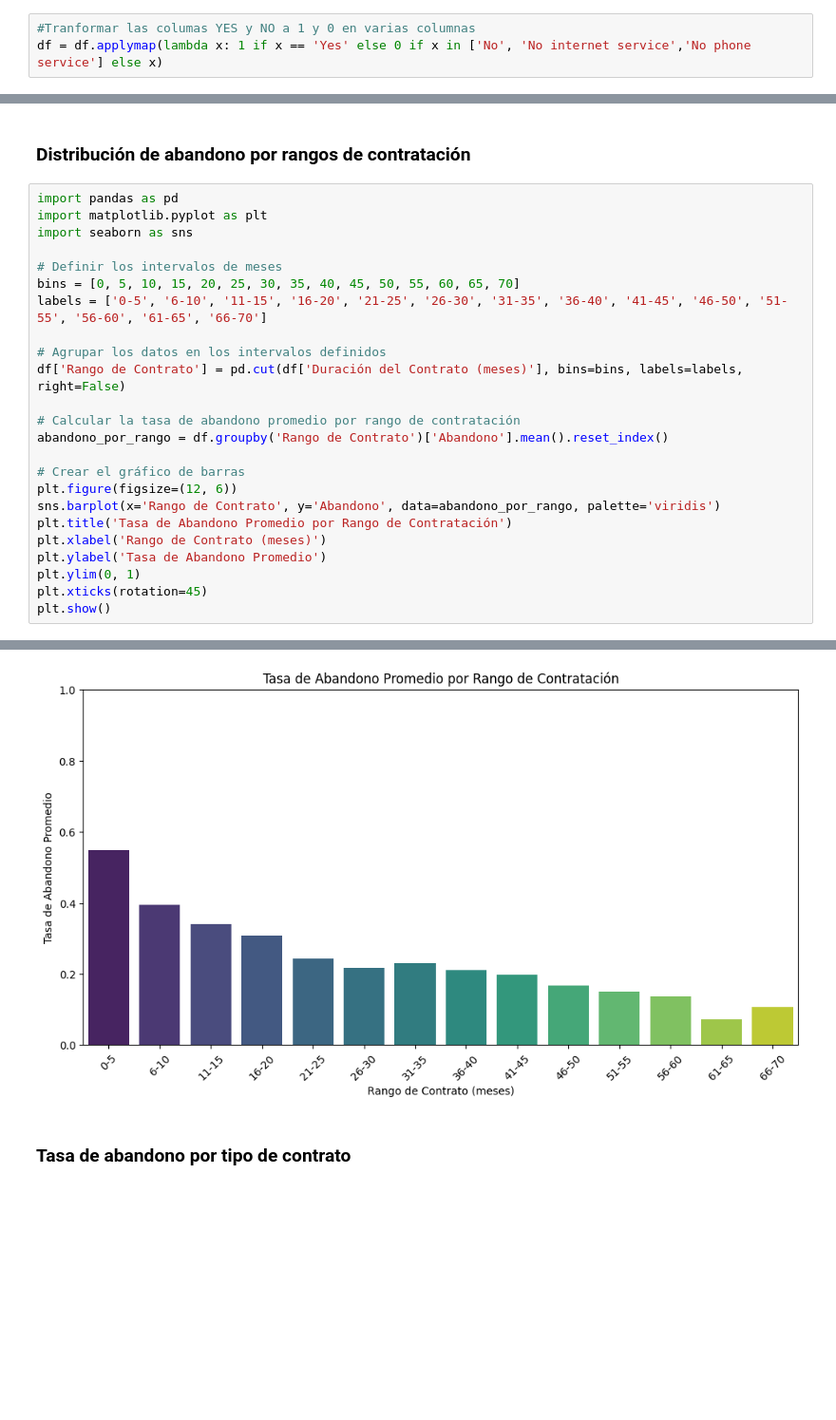
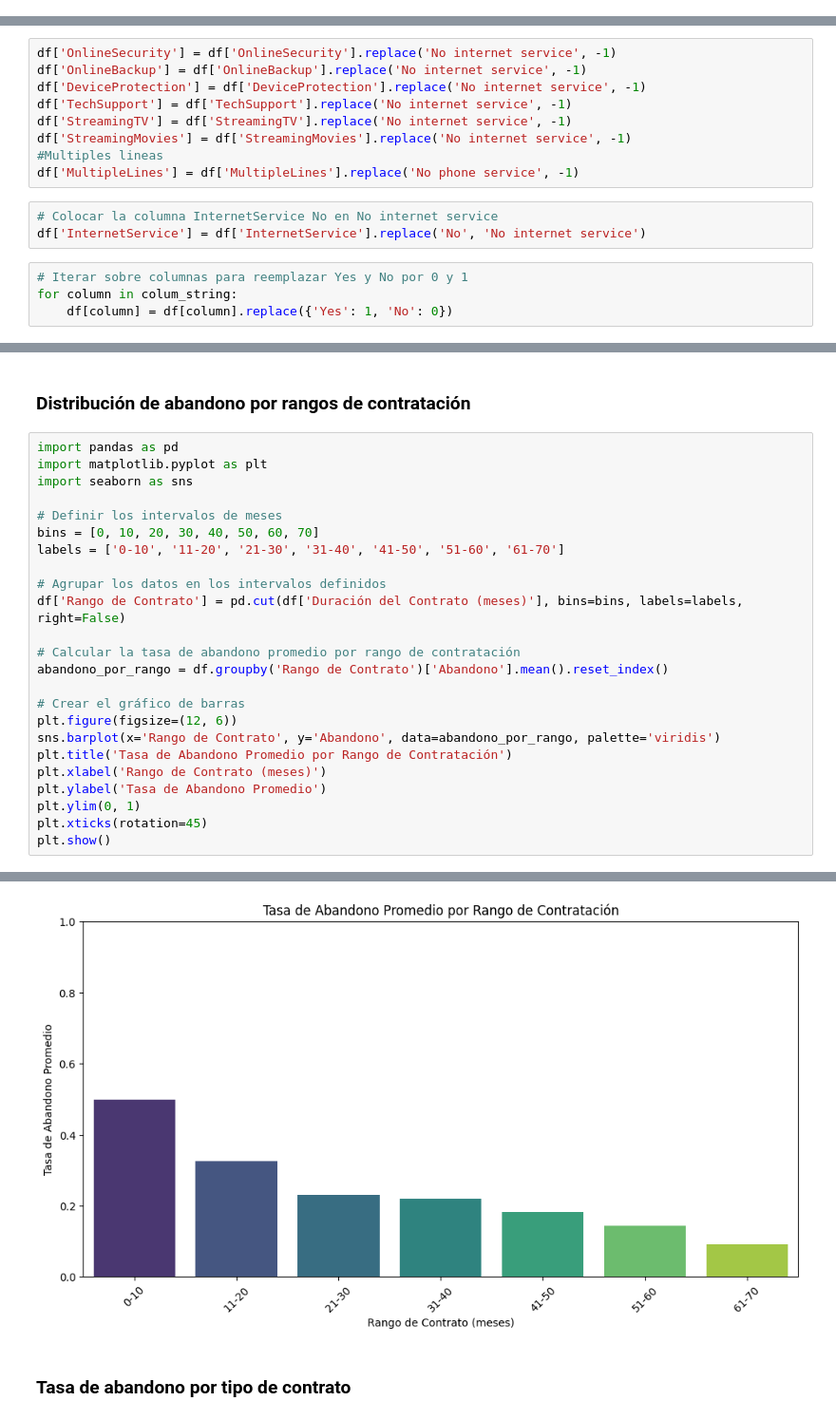
Before and after one commit to anasayago/challenge2-data-science-latam, a Jupyter notebook: TelecomX_LATAM.ipynb, the cells around one changed output, grey strips where cells are left out. Shown at 95% size. Cells and saved outputs as stored; diff of their text form; blank space fills up the shorter version.

Commit message:
Mejoras en variables de servicios adicionales

```diff
--- a/TelecomX_LATAM.ipynb
+++ b/TelecomX_LATAM.ipynb
@@ -233,6 +231,3 @@ registros_eliminados.head()
 | 98 | 0162-RZGMZ |  | Female | True | No | No | 5 | Yes | ... |
 | 175 | 0274-VVQOQ |  | Male | True | Yes | No | 65 | Yes | ... |
 5 rows × 21 columns
-# %%
-#Tranformar las columas YES y NO a 1 y 0 en varias columnas
-df = df.applymap(lambda x: 1 if x == 'Yes' else 0 if x in ['No', 'No internet service','No phone service'] else x)
@@ -239,3 +244,19 @@ df = df.applymap(lambda x: 1 if x == 'Yes' else 0 if x in ['No', 'No internet se
+# %%
+df['OnlineSecurity'] = df['OnlineSecurity'].replace('No internet service', -1)
+df['OnlineBackup'] = df['OnlineBackup'].replace('No internet service', -1)
+df['DeviceProtection'] = df['DeviceProtection'].replace('No internet service', -1)
+df['TechSupport'] = df['TechSupport'].replace('No internet service', -1)
+df['StreamingTV'] = df['StreamingTV'].replace('No internet service', -1)
+df['StreamingMovies'] = df['StreamingMovies'].replace('No internet service', -1)
+#Multiples lineas
+df['MultipleLines'] = df['MultipleLines'].replace('No phone service', -1)
+# %%
+# Colocar la columna InternetService No en No internet service
+df['InternetService'] = df['InternetService'].replace('No', 'No internet service')
+# %%
+# Iterar sobre columnas para reemplazar Yes y No por 0 y 1
+for column in colum_string:
+    df[column] = df[column].replace({'Yes': 1, 'No': 0})
 # %%
 #Agregar la columna nueva 'Charges.Diary' al DataFrame
 df['Charges.Diary'] = (df['Charges.Monthly'] / 30).round(2)
@@ -403,32 +428,32 @@ plt.show()
 # %%
 import pandas as pd
 import matplotlib.pyplot as plt
 import seaborn as sns
 
 # Definir los intervalos de meses
-bins = [0, 5, 10, 15, 20, 25, 30, 35, 40, 45, 50, 55, 60, 65, 70]
-labels = ['0-5', '6-10', '11-15', '16-20', '21-25', '26-30', '31-35', '36-40', '41-45', '46-50', '51-55', '56-60', '61-65', '66-70']
+bins = [0, 10, 20, 30, 40, 50, 60, 70]
+labels = ['0-10', '11-20', '21-30', '31-40', '41-50', '51-60', '61-70']
 
 # Agrupar los datos en los intervalos definidos
 df['Rango de Contrato'] = pd.cut(df['Duración del Contrato (meses)'], bins=bins, labels=labels, right=False)
 
 # Calcular la tasa de abandono promedio por rango de contratación
 abandono_por_rango = df.groupby('Rango de Contrato')['Abandono'].mean().reset_index()
 
 # Crear el gráfico de barras
 plt.figure(figsize=(12, 6))
 sns.barplot(x='Rango de Contrato', y='Abandono', data=abandono_por_rango, palette='viridis')
 plt.title('Tasa de Abandono Promedio por Rango de Contratación')
 plt.xlabel('Rango de Contrato (meses)')
 plt.ylabel('Tasa de Abandono Promedio')
 plt.ylim(0, 1)
 plt.xticks(rotation=45)
 plt.show()
 # %% [output]
 Passing `palette` without assigning `hue` is deprecated and will be removed in v0.14.0. Assign the `x` variable to `hue` and set `legend=False` for the same effect.
 
   sns.barplot(x='Rango de Contrato', y='Abandono', data=abandono_por_rango, palette='viridis')
-[figure, old version]
+[figure, new version]
 # %% [markdown]
 ### Tasa de abandono por tipo de contrato
 # %%
```
Also changed, not shown: parts of 16 cells of this notebook, 1 other file.
